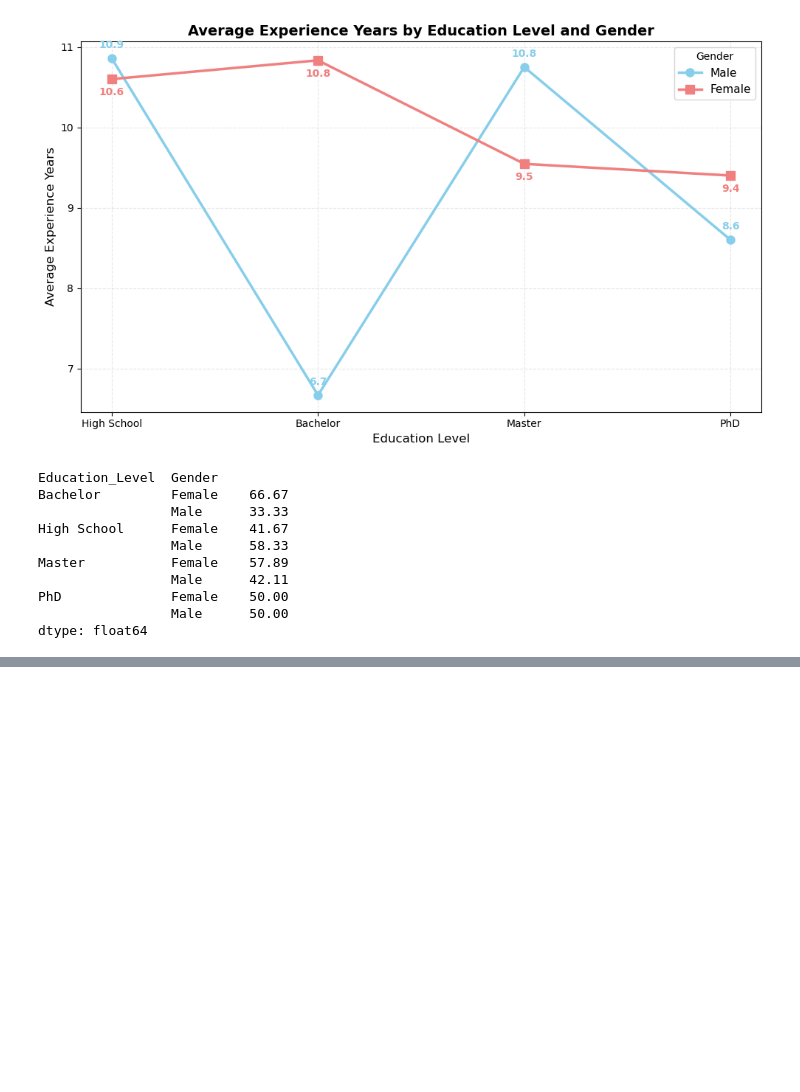
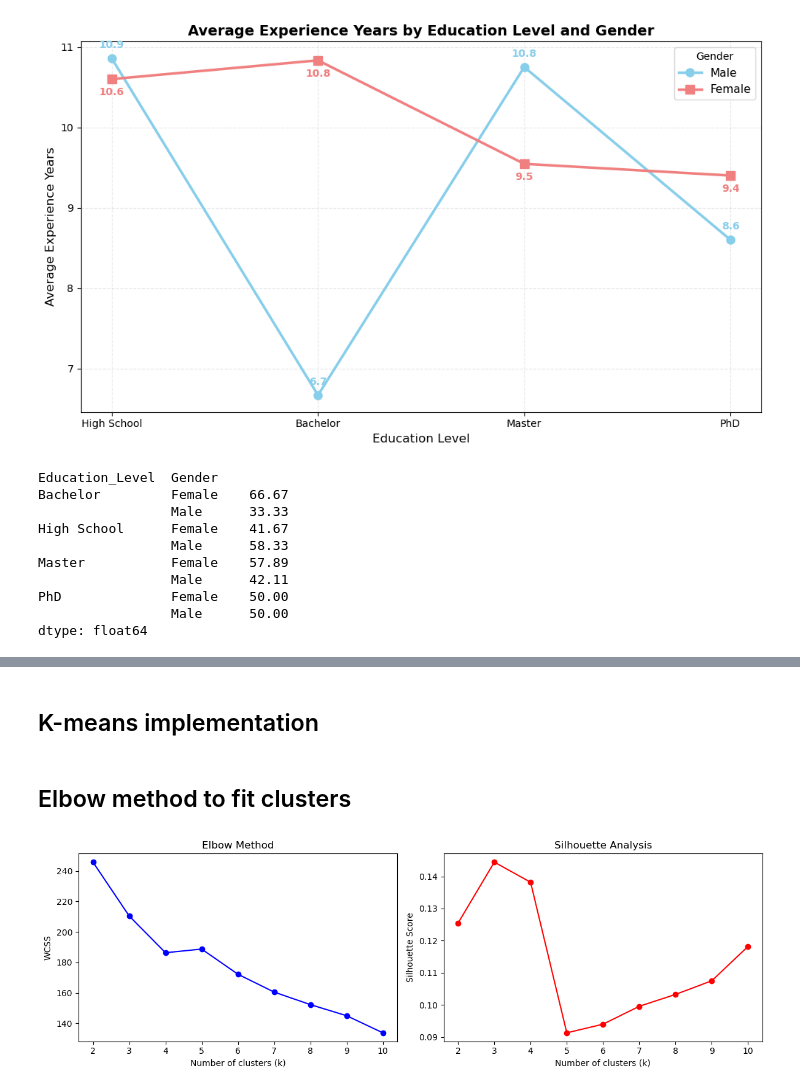
Before and after one commit to CaballeroRAR/ds_projects, a Jupyter notebook: 1_employee_salary_analysis-kaggle_salary/notebook/salary_analysis.ipynb, the cells around one changed output, grey strips where cells are left out. Saved outputs shown, nothing was run; the diff lists cells and outputs as text; code cells hidden in the pictures; blank space fills up the shorter version.

```diff
--- a/1_employee_salary_analysis-kaggle_salary/notebook/salary_analysis.ipynb
+++ b/1_employee_salary_analysis-kaggle_salary/notebook/salary_analysis.ipynb
@@ -741,0 +797,4 @@ dtype: float64
+# %%
+# Scale categorical
+data_encoded = pd.get_dummies(data_for_cluster, columns=categoric_cols, dtype=int)
+data_encoded.head()
@@ -741,0 +822,56 @@ dtype: float64
+# %% [markdown]
+## K-means implementation
+# %%
+# Initialize and fit K-means
+kmeans = KMeans(
+    n_clusters=3,          # Number of clusters
+    init='k-means++',      # Smart initialization
+    n_init=10,             # Number of initializations
+    max_iter=300,          # Maximum iterations
+    random_state=123
+)
+
+# Fit the model
+kmeans.fit(data_encoded)
+
+# Get results
+labels = kmeans.labels_          # Cluster labels for each point
+centroids = kmeans.cluster_centers_  # Cluster centers
+# %% [markdown]
+## Elbow method to fit clusters
+# %%
+from sklearn.metrics import silhouette_score
+
+# Calculate WCSS for different k values
+wcss = []
+silhouette_scores = []
+k_range = range(2, 11)
+
+for k in k_range:
+    kmeans = KMeans(n_clusters=k, random_state=42)
+    kmeans.fit(data_encoded)
+    wcss.append(kmeans.inertia_)  # Within-cluster sum of squares
+
+    if k > 1:  # Silhouette needs at least 2 clusters
+        score = silhouette_score(data_encoded, kmeans.labels_)
+        silhouette_scores.append(score)
+
+# Plot elbow method
+plt.figure(figsize=(12, 4))
+
+plt.subplot(1, 2, 1)
+plt.plot(k_range, wcss, 'bo-')
+plt.xlabel('Number of clusters (k)')
+plt.ylabel('WCSS')
+plt.title('Elbow Method')
+
+plt.subplot(1, 2, 2)
+plt.plot(range(2, 11), silhouette_scores, 'ro-')
+plt.xlabel('Number of clusters (k)')
+plt.ylabel('Silhouette Score')
+plt.title('Silhouette Analysis')
+
+plt.tight_layout()
+plt.show()
+# %% [output]
+[figure, added]
```
Also changed, not shown: parts of 11 cells of this notebook.
